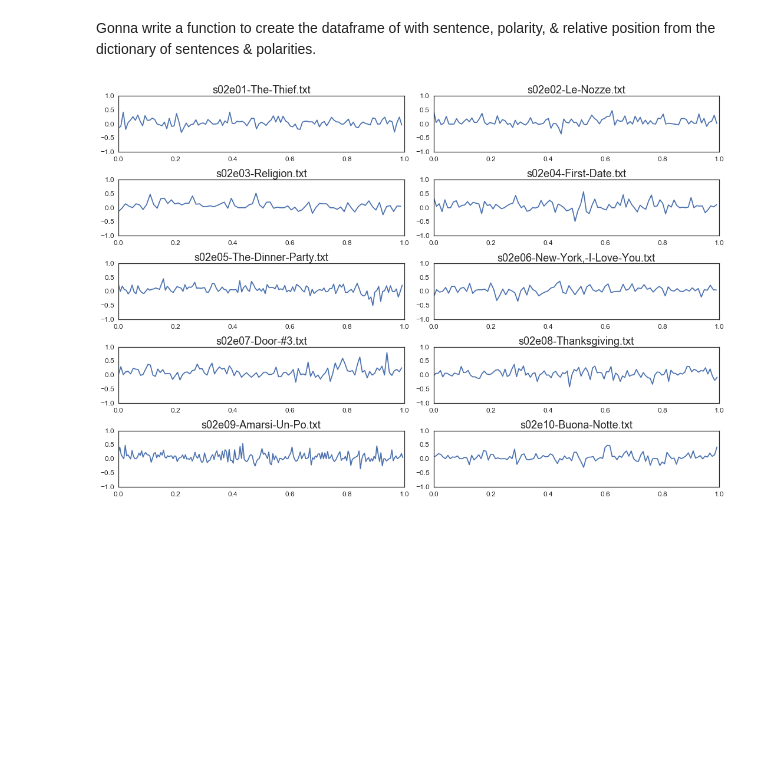
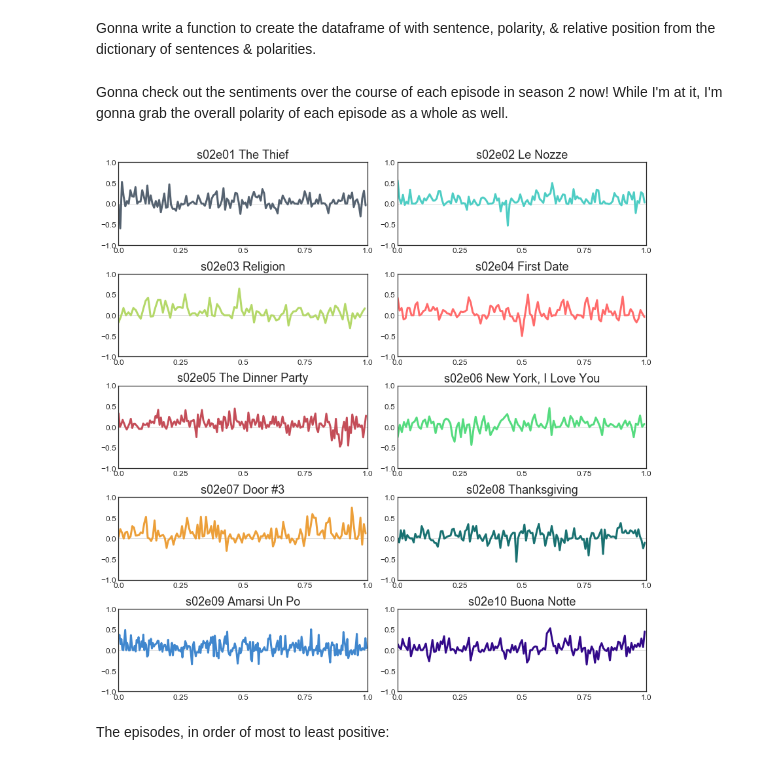
Before and after one commit to ashleyshine/feels, a Jupyter notebook: feels.ipynb, the cells around one changed output. Drawn from its saved outputs; the diff is of its cells as text; code cells hidden in the pictures; blank space fills up the shorter version.

```diff
--- a/feels.ipynb
+++ b/feels.ipynb
@@ -187,13 +185,10 @@ def average_over_window(df, size=3):
 # %%
 averaged_polarities = average_over_window(sentence_df)
 # %%
-fig, ax = create_plot(title="Sentiment in 'Thanksgiving'", xlabel="Time", ylabel="Sentiment",
-                      episode=True)
+fig, ax = create_plot(title="Sentiment in 'Thanksgiving'", xlabel="Time",
+                      ylabel="Sentiment", episode=True)
 
-ax.plot(averaged_polarities['relative_position'], averaged_polarities['polarity'])
-ax.axhline(0, color='gray', zorder=1, alpha=0.5)
-ax.set_ylim(-1, 1)
-ax.set_xlim(0, 1)
+ax.plot(averaged_polarities['relative_position'], averaged_polarities['polarity'], lw=3)
 
 plt.show()
 # %% [output]
@@ -209,7 +204,8 @@ sorted_sentences = sentence_df.sort_values(by=['polarity'], ascending=False)
 # %%
 print('Sentence|Polarity')
 for index, row, in sorted_sentences[:10].iterrows():
-    print('{}|{}'.format(row['sentence'], row['polarity']))
+    polarity = round(row['polarity'], 3)
+    print('{}|{}'.format(row['sentence'], polarity))
 # %% [output]
 Sentence|Polarity
 I'm happy for you.|0.8
@@ -227,7 +223,8 @@ They good?|0.7
 # %%
 print('Sentence|Polarity')
 for index, row, in sorted_sentences[::-1][:10].iterrows():
-    print('{}|{}'.format(row['sentence'], row['polarity']))
+    polarity = round(row['polarity'], 3)
+    print('{}|{}'.format(row['sentence'], polarity))
 # %% [output]
 Sentence|Polarity
 Horrible.|-1.0
@@ -258,6 +259,14 @@ def get_season_episodes(directory, season):
             episodes.append(episode)
 
     return episodes
+# %%
+def get_episode_title(text):
+    """
+    Return string with season/episode info & episode title.
+    Params:
+        text: string
+    """
+    return text.replace('-', ' ').replace('.txt', '')
 # %% [markdown]
 Gonna write a function to create the dataframe of with sentence, polarity, & relative position from the dictionary of sentences & polarities.
 # %%
@@ -275,26 +284,36 @@ def create_sentence_df(sentence_polarities, window=1):
 # %%
 s2_episodes = get_season_episodes(episode_dir, 2)
 s2_episodes = sorted(s2_episodes)
+# %% [markdown]
+Gonna check out the sentiments over the course of each episode in season 2 now! While I'm at it, I'm gonna grab the overall polarity of each episode as a whole as well.
 # %%
-fig, axes = plt.subplots(figsize=(15,10), nrows=5, ncols=2)
+fig, axes = plt.subplots(figsize=(12,12), nrows=5, ncols=2)
 axes = axes.reshape(-1)
 
-for ax, episode in zip(axes, s2_episodes):
+episode_polarities = {}
+
+for i, (ax, episode) in enumerate(zip(axes, s2_episodes)):
     with open('{}/{}'.format(episode_dir, episode), 'r') as f:
         text = f.read()
         cleaned_text = clean_text(text)
         blob = TextBlob(cleaned_text)
+        title = get_episode_title(episode)
+
+        episode_polarity = blob.sentiment.polarity
+        episode_polarities[title] = episode_polarity
 
         sentence_polarities = get_sentence_polarities(blob)
         sentence_df = create_sentence_df(sentence_polarities)
+        averaged_polarities = average_over_window(sentence_df, 4)
 
-        averaged_polarities = average_over_window(sentence_df, 5)
+        fig, ax = create_plot(title=title, fig=fig, ax=ax, episode=True)
 
-        ax.plot(averaged_polarities['relative_position'], averaged_polarities['polarity'])
-        ax.set_title(episode)
-        ax.set_ylim(-1, 1)
+        ax.plot(averaged_polarities['relative_position'], averaged_polarities['polarity'],
+                color=colors[i], lw=3)
 
 plt.tight_layout() # fix overlapping text/labels
 plt.show()
 # %% [output]
-[figure, old version]
+[figure, new version]
+# %% [markdown]
+The episodes, in order of most to least positive:
```
Also changed, not shown: parts of 11 cells of this notebook.
